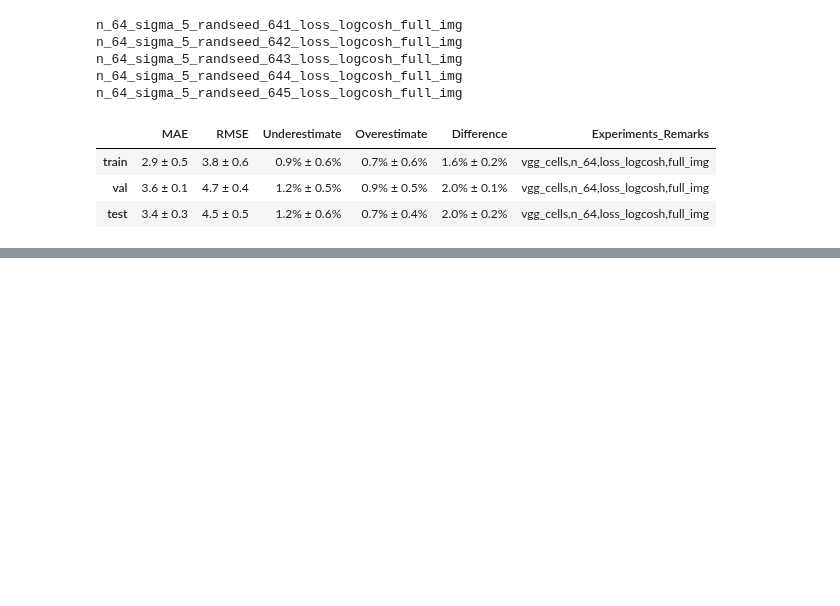
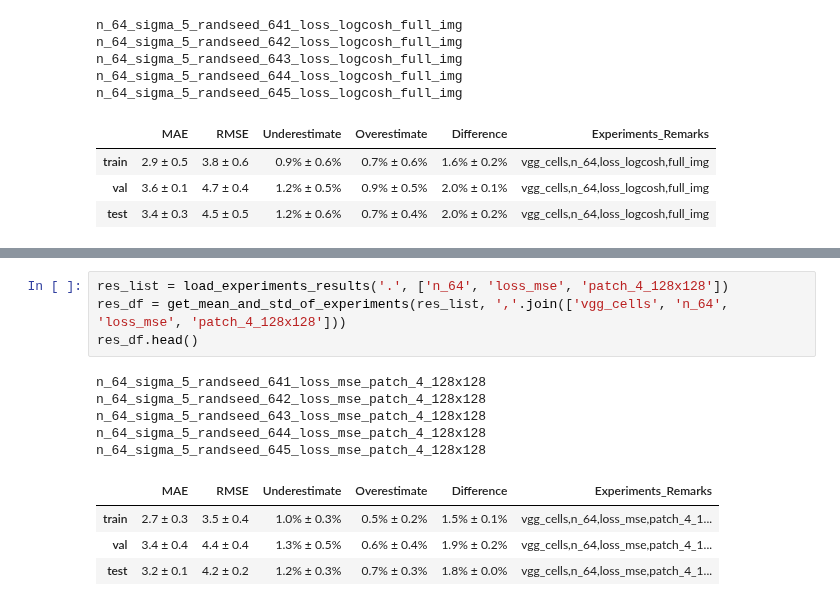
Before and after one commit to Tudor67/Object-Counting, a Jupyter notebook: experiments/2_unet/vgg_cells/experiments_stats.ipynb, the cells around one changed output, grey strips where cells are left out. Saved outputs shown, nothing was run; the diff lists cells and outputs as text; blank space fills up the shorter version.

```diff
--- a/experiments/2_unet/vgg_cells/experiments_stats.ipynb
+++ b/experiments/2_unet/vgg_cells/experiments_stats.ipynb
@@ -124,0 +145,14 @@ n_64_sigma_5_randseed_645_loss_logcosh_full_img
+# %%
+res_list = load_experiments_results('.', ['n_64', 'loss_mse', 'patch_4_128x128'])
+res_df = get_mean_and_std_of_experiments(res_list, ','.join(['vgg_cells', 'n_64', 'loss_mse', 'patch_4_128x128']))
+res_df.head()
+# %% [output]
+n_64_sigma_5_randseed_641_loss_mse_patch_4_128x128
+n_64_sigma_5_randseed_642_loss_mse_patch_4_128x128
+n_64_sigma_5_randseed_643_loss_mse_patch_4_128x128
+n_64_sigma_5_randseed_644_loss_mse_patch_4_128x128
+n_64_sigma_5_randseed_645_loss_mse_patch_4_128x128
+|  | MAE | RMSE | Underestimate | Overestimate | Difference | Experiments_Remarks |
+| train | 2.7 ± 0.3 | 3.5 ± 0.4 | 1.0% ± 0.3% | 0.5% ± 0.2% | 1.5% ± 0.1% | vgg_cells,n_64,loss_mse,patch_4_1... |
+| val | 3.4 ± 0.4 | 4.4 ± 0.4 | 1.3% ± 0.5% | 0.6% ± 0.4% | 1.9% ± 0.2% | vgg_cells,n_64,loss_mse,patch_4_1... |
+| test | 3.2 ± 0.1 | 4.2 ± 0.2 | 1.2% ± 0.3% | 0.7% ± 0.3% | 1.8% ± 0.0% | vgg_cells,n_64,loss_mse,patch_4_1... |
```
Also changed, not shown: parts of 4 cells of this notebook, 24 other files.
